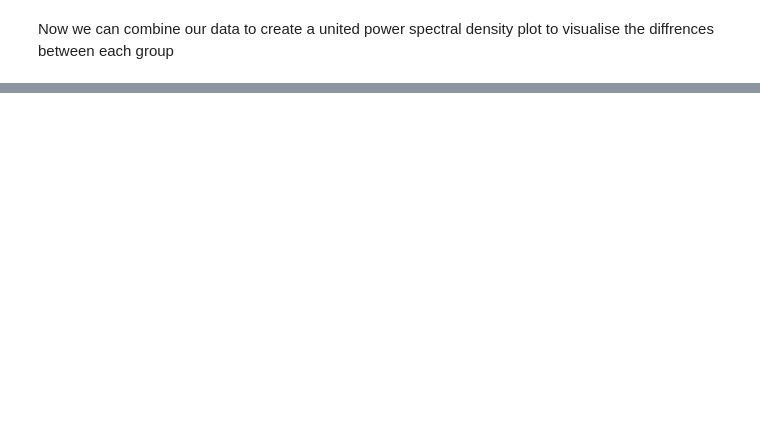
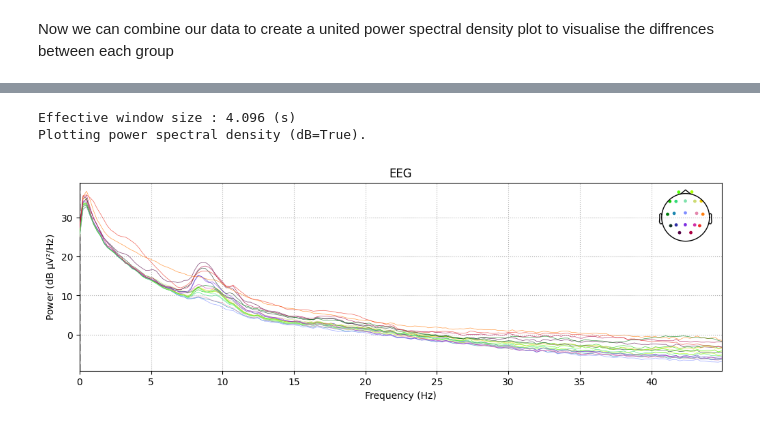
Before and after one commit to noamhed/Resting-state-EEG-project, a Jupyter notebook: src/main.ipynb, the cells around one changed output, grey strips where cells are left out. Cells and saved outputs as stored; diff of their text form; code cells hidden in the pictures; blank space fills up the shorter version.

```diff
--- a/src/main.ipynb
+++ b/src/main.ipynb
@@ -202,0 +125,6 @@ NameError: name 'combine_data' is not defined
+# %%
+compute_psd(combined_con) #Control
+# %% [output]
+Effective window size : 4.096 (s)
+Plotting power spectral density (dB=True).
+[figure, added]
```
Also changed, not shown: parts of 11 cells of this notebook.
